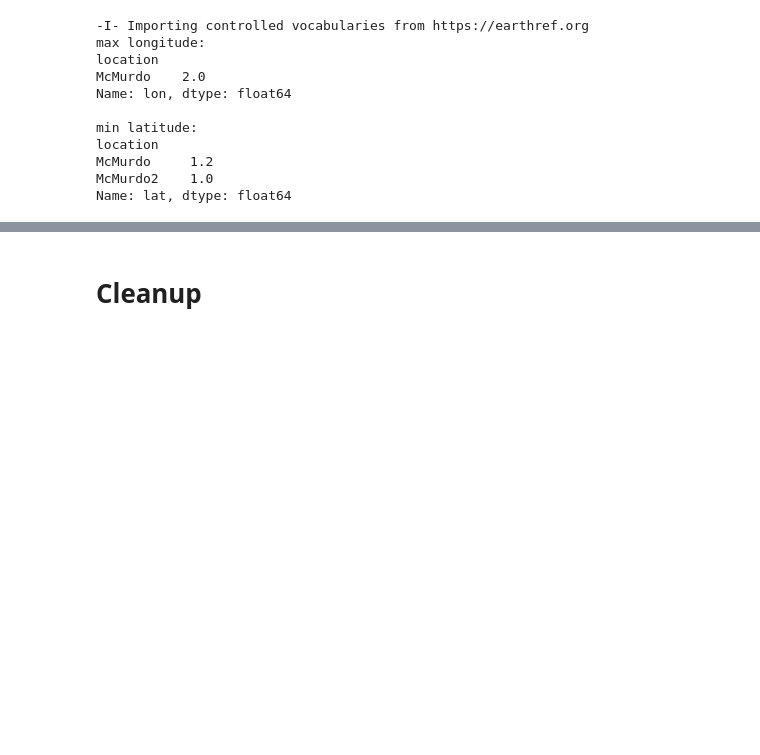
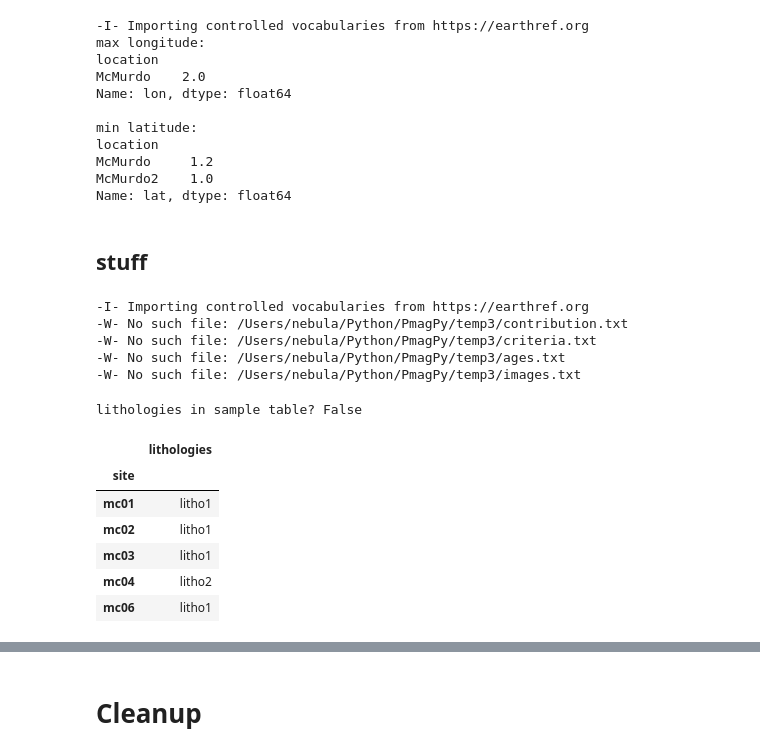
Before and after one commit to PmagPy/PmagPy, a Jupyter notebook: Intro to MagIC Contributions.ipynb, the cells around one changed output, grey strips where cells are left out. Saved outputs shown, nothing was run; the diff lists cells and outputs as text; code cells hidden in the pictures; blank space fills up the shorter version.

```diff
--- a/Intro to MagIC Contributions.ipynb
+++ b/Intro to MagIC Contributions.ipynb
@@ -567,3 +570,31 @@ location
 McMurdo     1.2
 McMurdo2    1.0
 Name: lat, dtype: float64
+# %% [markdown]
+## stuff
+# %%
+reload(nb)
+
+
+wdir = os.path.join(os.getcwd(), 'temp3')
+con = nb.Contribution(wdir)#, custom_filenames={'specimens': 'custom_specimens.txt', 'samples': 'custom_samples.txt',
+# %% [output]
+-I- Importing controlled vocabularies from https://earthref.org
+-W- No such file: /Users/nebula/Python/PmagPy/temp3/contribution.txt
+-W- No such file: /Users/nebula/Python/PmagPy/temp3/criteria.txt
+-W- No such file: /Users/nebula/Python/PmagPy/temp3/ages.txt
+-W- No such file: /Users/nebula/Python/PmagPy/temp3/images.txt
+# %%
+print 'lithologies in sample table?', 'lithologies' in con.tables['samples'].df.columns
+con.tables['sites'].df.lithologies = 'litho1'
+con.tables['sites'].df.iloc[3] = pd.Series({'site': 'mc04', 'lithologies': 'litho2'})
+con.tables['sites'].df.head()[['lithologies']]
+# %% [output]
+lithologies in sample table? False
+|  | lithologies |
+| site |  |
+| mc01 | litho1 |
+| mc02 | litho1 |
+| mc03 | litho1 |
+| mc04 | litho2 |
+| mc06 | litho1 |
```
Also changed, not shown: parts of 7 cells of this notebook, 2 other files.
